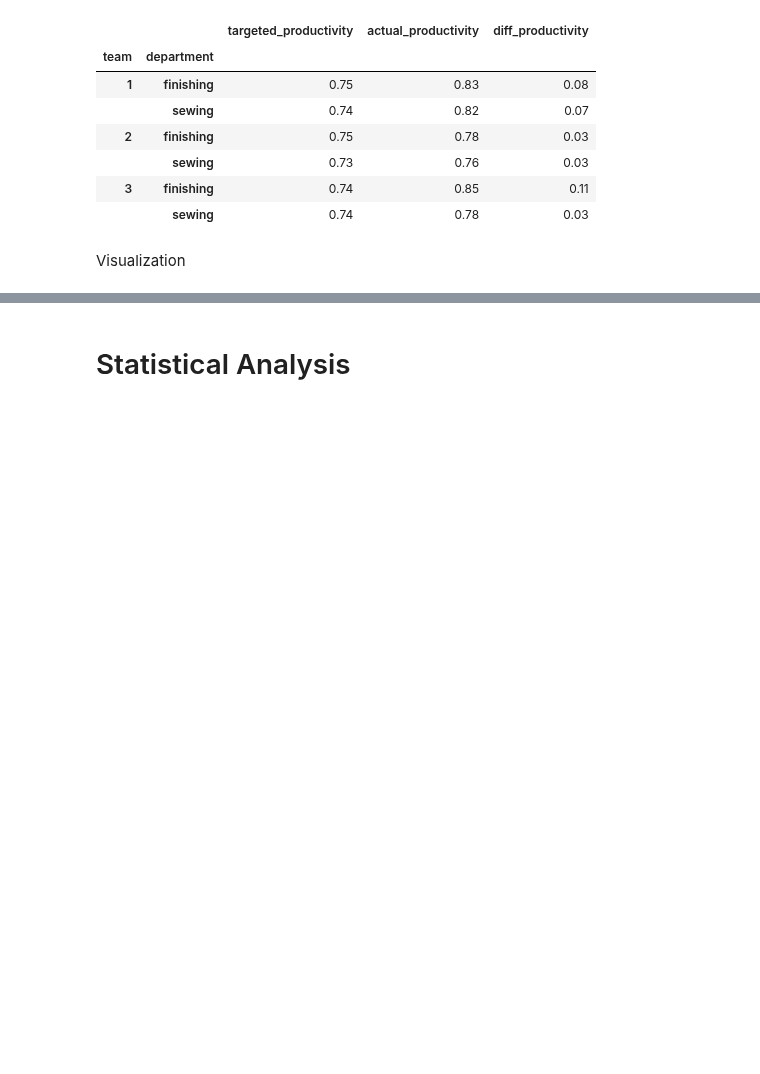
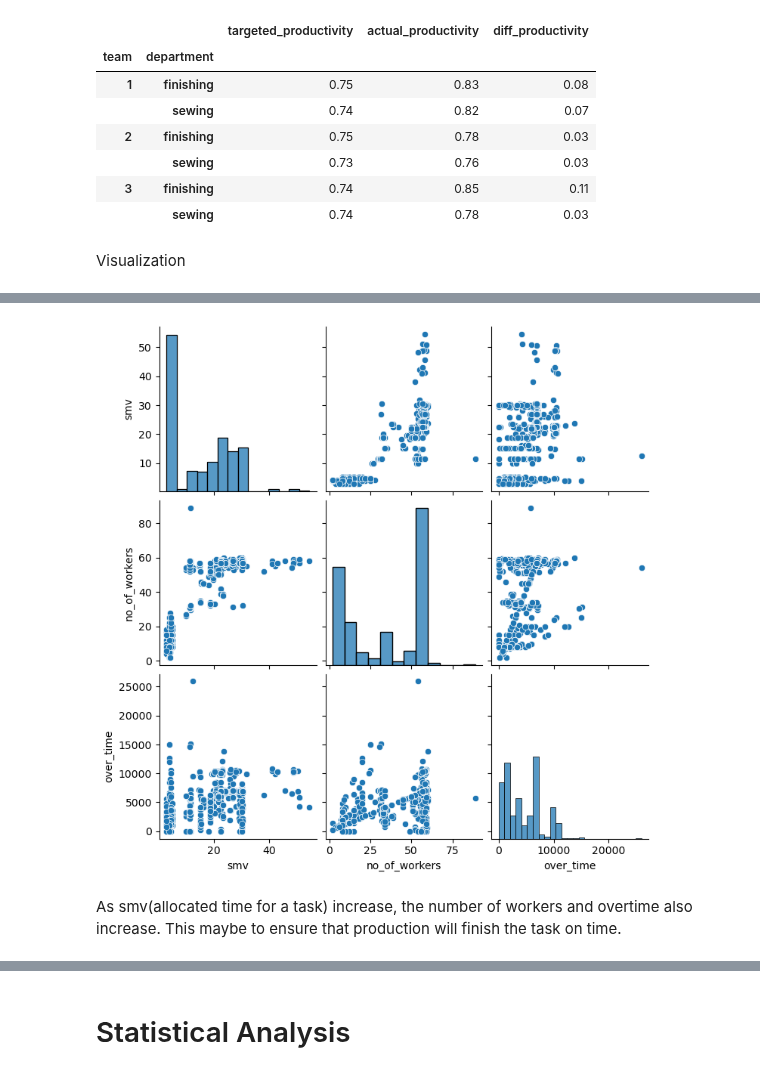
Before and after one commit to Alyxx-The-Sniper/DATA_SCIENCE_2022, a Jupyter notebook: Data_Science_Inference/2Garments_worker-Copy1.ipynb, the cells around one changed output, grey strips where cells are left out. Cells and saved outputs as stored; diff of their text form; code cells hidden in the pictures; blank space fills up the shorter version.

```diff
--- a/Data_Science_Inference/2Garments_worker-Copy1.ipynb
+++ b/Data_Science_Inference/2Garments_worker-Copy1.ipynb
@@ -691,0 +578,9 @@ plt.show()
+# %%
+df_pairplot = df[['smv', 'no_of_workers', 'over_time' ]]
+# %%
+sns.pairplot(df_pairplot)
+plt.show()
+# %% [output]
+[figure, added]
+# %% [markdown]
+As smv(allocated time for a task) increase, the number of workers and overtime also increase. This maybe to ensure that production will finish the task on time.
```
Also changed, not shown: parts of 77 cells of this notebook.
